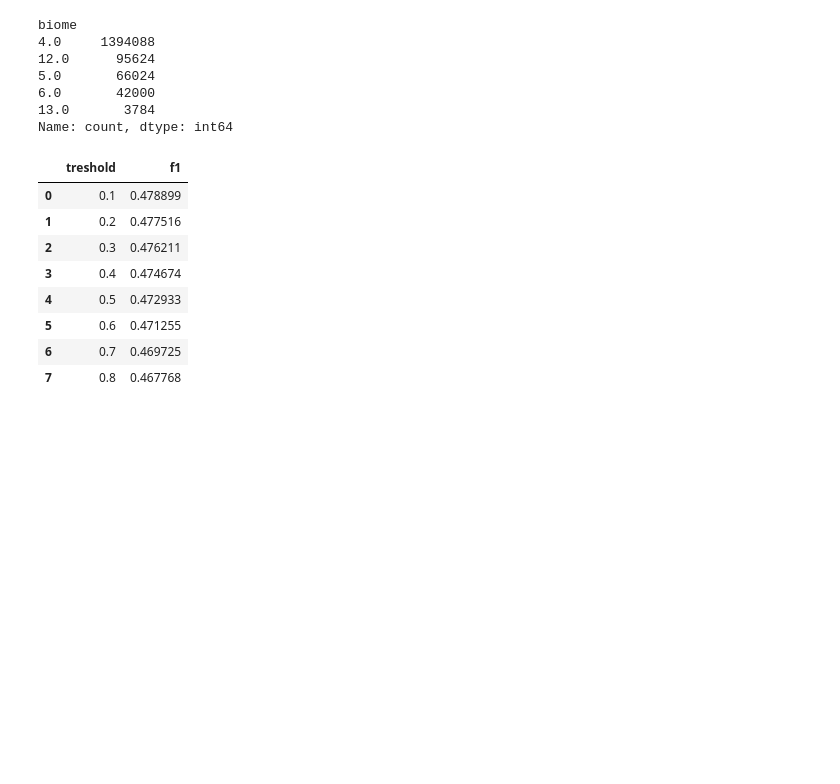
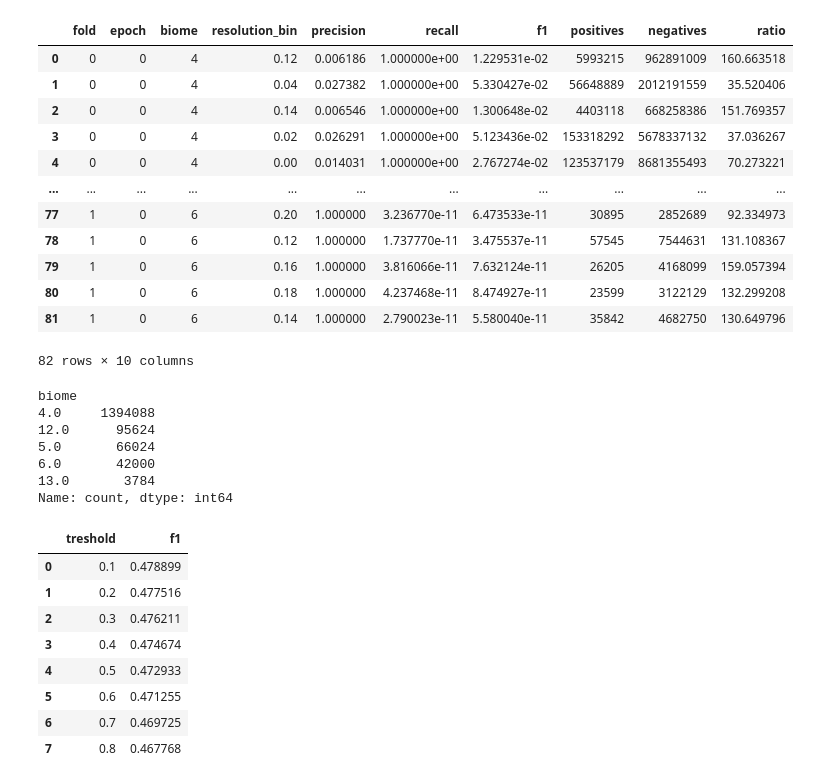
Before and after one commit to jmoeh/standing-deadwood, a Jupyter notebook: notebooks/100_experimentation.ipynb, the cells around one changed output. Cells and saved outputs as stored; diff of their text form; code cells hidden in the pictures; blank space fills up the shorter version.

```diff
--- a/notebooks/100_experimentation.ipynb
+++ b/notebooks/100_experimentation.ipynb
@@ -14,7 +14,27 @@ sys.path.append(os.path.dirname(os.path.realpath(os.path.abspath(""))))
 
 import torch.nn as nn
 # %%
-df = pd.read_csv("/net/scratch/jmoehring/tiles_register_biome_bin.csv")
+df = pd.read_csv(
+    "/net/scratch/jmoehring/wandb_export_2024-06-06T14_29_17.606+02_00.csv"
+)
+# %%
+df["ratio"] = df["negatives"] / df["positives"]
+# %%
+df.head(120)
+# %% [output]
+|  | fold | epoch | biome | resolution_bin | precision | recall | f1 | positives | negatives | ratio |
+| 0 | 0 | 0 | 4 | 0.12 | 0.006186 | 1.000000e+00 | 1.229531e-02 | 5993215 | 962891009 | 160.663518 |
+| 1 | 0 | 0 | 4 | 0.04 | 0.027382 | 1.000000e+00 | 5.330427e-02 | 56648889 | 2012191559 | 35.520406 |
+| 2 | 0 | 0 | 4 | 0.14 | 0.006546 | 1.000000e+00 | 1.300648e-02 | 4403118 | 668258386 | 151.769357 |
+| 3 | 0 | 0 | 4 | 0.02 | 0.026291 | 1.000000e+00 | 5.123436e-02 | 153318292 | 5678337132 | 37.036267 |
+| 4 | 0 | 0 | 4 | 0.00 | 0.014031 | 1.000000e+00 | 2.767274e-02 | 123537179 | 8681355493 | 70.273221 |
+| ... | ... | ... | ... | ... | ... | ... | ... | ... | ... | ... |
+| 77 | 1 | 0 | 6 | 0.20 | 1.000000 | 3.236770e-11 | 6.473533e-11 | 30895 | 2852689 | 92.334973 |
+| 78 | 1 | 0 | 6 | 0.12 | 1.000000 | 1.737770e-11 | 3.475537e-11 | 57545 | 7544631 | 131.108367 |
+| 79 | 1 | 0 | 6 | 0.16 | 1.000000 | 3.816066e-11 | 7.632124e-11 | 26205 | 4168099 | 159.057394 |
+| 80 | 1 | 0 | 6 | 0.18 | 1.000000 | 4.237468e-11 | 8.474927e-11 | 23599 | 3122129 | 132.299208 |
+| 81 | 1 | 0 | 6 | 0.14 | 1.000000 | 2.790023e-11 | 5.580040e-11 | 35842 | 4682750 | 130.649796 |
+82 rows × 10 columns
 # %%
 df["global_file_path"] = df["file_path"].apply(
     lambda x: x.replace("/net/scratch/jmoehring", "")
```
Also changed, not shown: 3 other files.
